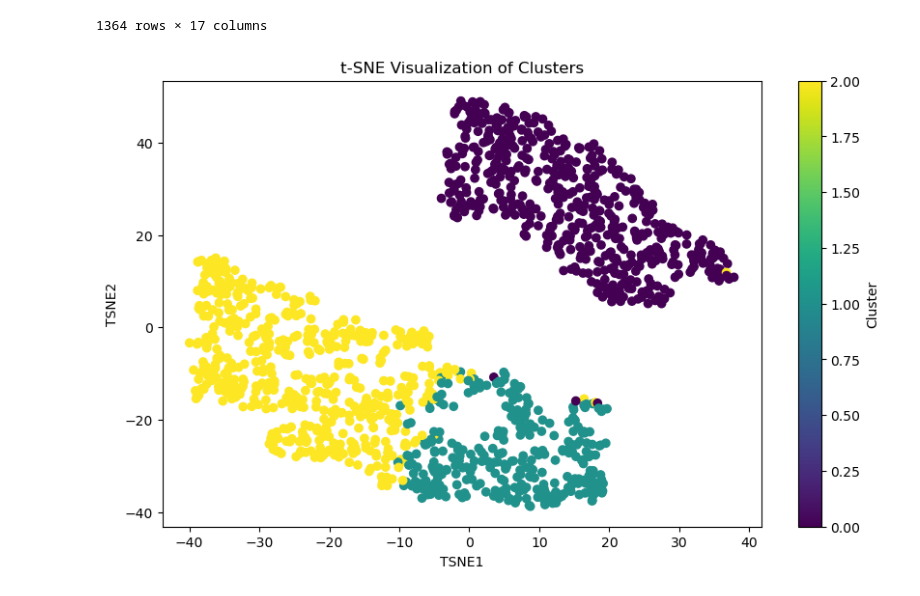
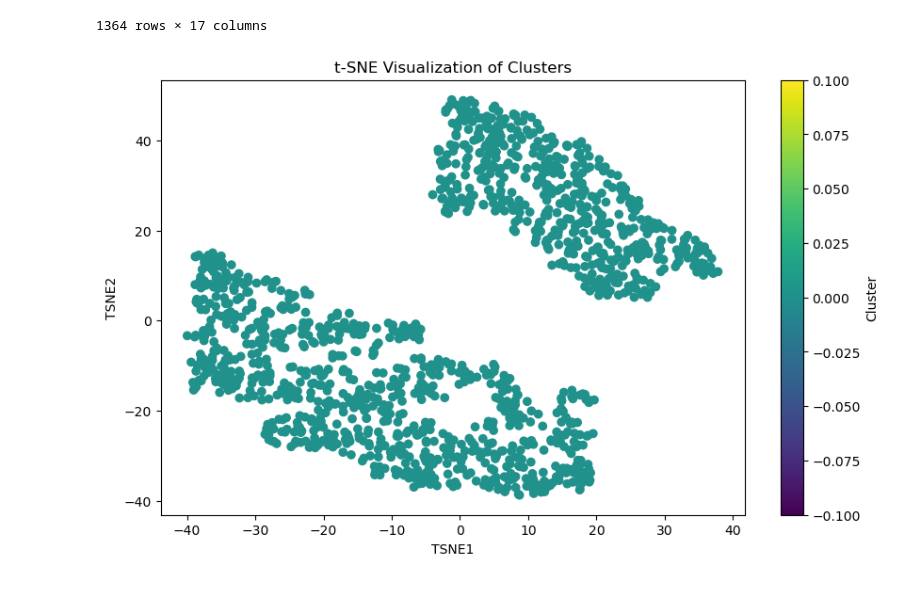
Before and after one commit to QishuoBai/ChinaVis2024, a Jupyter notebook: backend/st_process.ipynb, the cells around one changed output. Cells and saved outputs as stored; diff of their text form; code cells hidden in the pictures.

```diff
--- a/backend/st_process.ipynb
+++ b/backend/st_process.ipynb
@@ -244,13 +261,15 @@ numeric_features = cols[5:]
 
 from sklearn.preprocessing import StandardScaler, OneHotEncoder
 from kmodes.kprototypes import KPrototypes
+from sklearn.cluster import KMeans
+
 
 # 标准化数值特征
 scaler = StandardScaler()
 students_df[numeric_features] = scaler.fit_transform(students_df[numeric_features])
 
 # 使用 K-prototypes 进行聚类
-data_for_clustering = students_df[cols[1:]].values.astype(object)
+data_for_clustering = students_df[cols[5:]].values.astype(object)
 # %%
 from sklearn.metrics import silhouette_score
 
@@ -259,10 +278,13 @@ silhouette_scores = []
 
 # 遍历不同的聚类数
 for k in range(2, 11):
-    kproto = KPrototypes(n_clusters=k, init='Huang', n_init=10, verbose=1)
-    clusters = kproto.fit_predict(data_for_clustering, categorical=[0, 1, 2, 3])
+    # kproto = KPrototypes(n_clusters=k, init='Huang', n_init=10, verbose=1)
+    kmeans = KMeans(n_clusters=k, random_state=42)
+    # clusters = kproto.fit_predict(data_for_clustering, categorical=[0, 1, 2, 3])
+    clusters = kmeans.fit_predict(data_for_clustering)
     # 计算轮廓系数
-    numeric_part = data_for_clustering[:, 4:].astype(float)
+    # numeric_part = data_for_clustering[:, 4:].astype(float)
+    numeric_part = data_for_clustering.astype(float)
     score = silhouette_score(numeric_part, clusters)
     silhouette_scores.append(score)
 
@@ -295,4 +300,14 @@ Best run was number 8
 # %%
-kproto = KPrototypes(n_clusters=3, init='Huang', n_init=10, verbose=1)
-clusters = kproto.fit_predict(data_for_clustering, categorical=[0, 1, 2, 3])
-students_df['cluster'] = clusters
+# kproto = KPrototypes(n_clusters=3, init='Huang', n_init=10, verbose=1)
+# clusters = kproto.fit_predict(data_for_clustering, categorical=[0, 1, 2, 3])
+
+clusters_list = []
+for k in range(1, 6):
+    kmeans = KMeans(n_clusters=k, n_init=10, random_state=42)
+    clusters = kmeans.fit_predict(data_for_clustering)
+    clusters_list.append(clusters.tolist())
+
+clusters_list = np.array(clusters_list)
+clusters_list = np.transpose(clusters_list)
+
+# students_df['cluster'] = clusters
@@ -317,3 +314,5 @@ Best run was number 7
+# %%
+students_df['cluster'] = clusters_list.tolist()
 # %%
 students_df
 # %% [output]
@@ -331,22 +330,25 @@ students_df
 | 1363 | zylvq01zq0hxavbvsd2f | male | 21 | J23517 | Class9 | -0.791177 | -0.846459 | -0.655506 | 1.046492 | -0.454282 | ... |
 1364 rows × 17 columns
 # %%
+kmeans = KMeans(n_clusters=1, n_init=10, random_state=42)
+clusters = kmeans.fit_predict(data_for_clustering)
+
 from sklearn.manifold import TSNE
 
 # 进行 PCA 降维到 2 维
 tsne = TSNE(n_components=2, random_state=42)
 tsne_results = tsne.fit_transform(students_df[students_df.columns[5:-1]])
 # 创建一个包含 t-SNE 结果和聚类标签的新 DataFrame
 tsne_df = pd.DataFrame(tsne_results, columns=['TSNE1', 'TSNE2'])
-tsne_df['cluster'] = students_df['cluster']
+tsne_df['cluster'] = clusters
 
 # 可视化 t-SNE 结果
 plt.figure(figsize=(10, 6))
 scatter = plt.scatter(tsne_df['TSNE1'], tsne_df['TSNE2'], c=tsne_df['cluster'], cmap='viridis')
 plt.colorbar(scatter, label='Cluster')
 plt.title('t-SNE Visualization of Clusters')
 plt.xlabel('TSNE1')
 plt.ylabel('TSNE2')
 plt.show()
 # %% [output]
-[figure, old version]
+[figure, new version]
```
Also changed, not shown: parts of 17 cells of this notebook, 11 other files.
